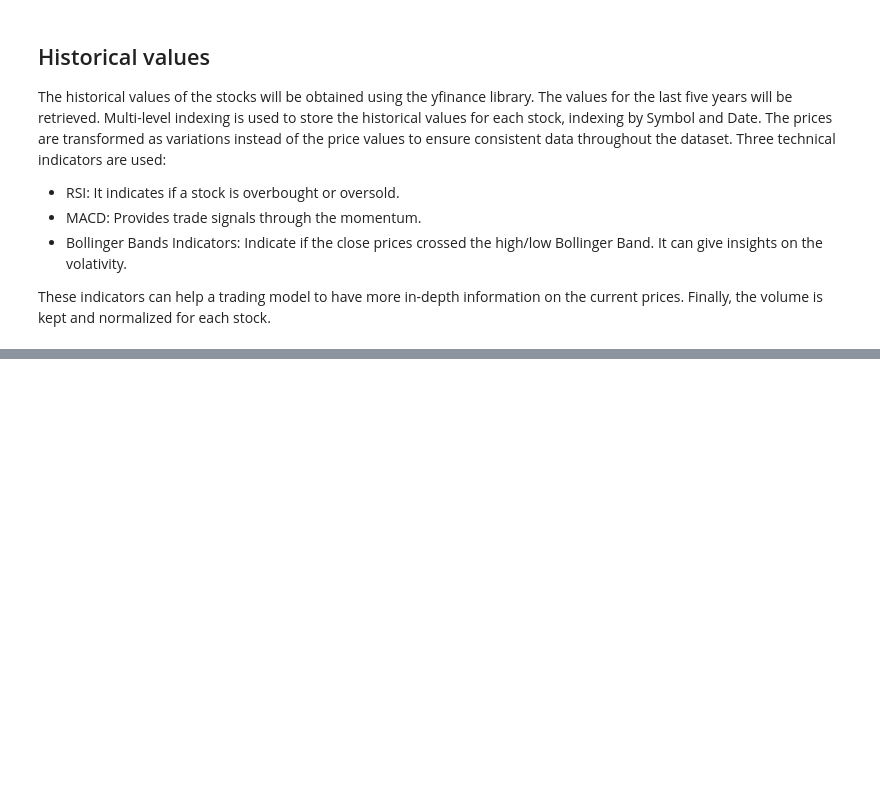
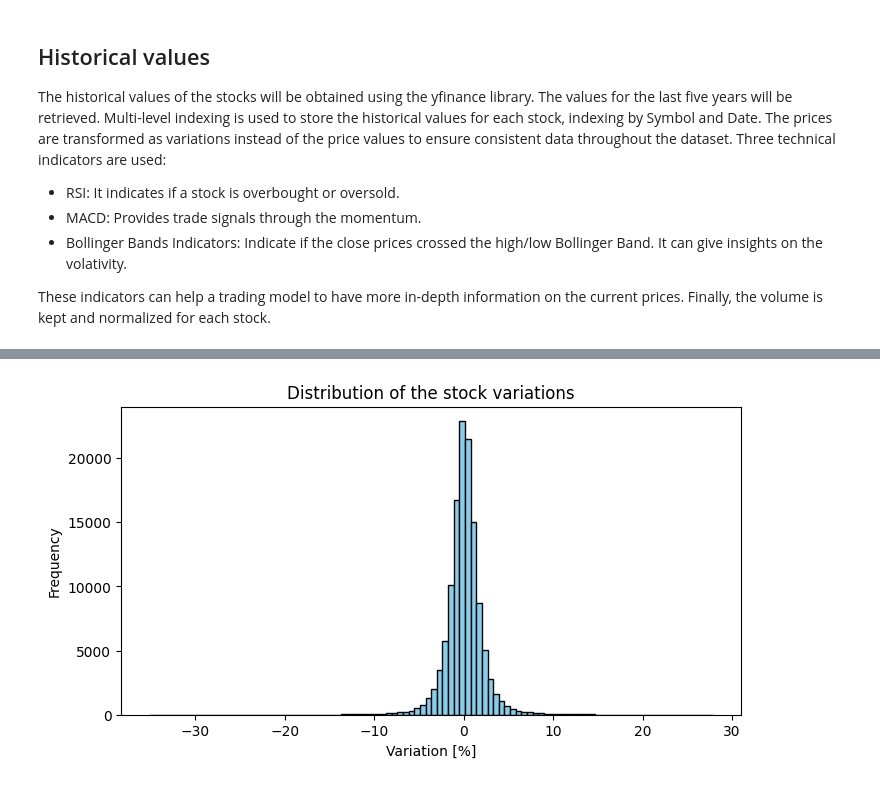
Before and after one commit to timothewt/SP100AnalysisWithGNNs, a Jupyter notebook: notebooks/1-data_collection_and_preprocessing.ipynb, the cells around one changed output, grey strips where cells are left out. Cells and saved outputs as stored; diff of their text form; code cells hidden in the pictures; blank space fills up the shorter version.

```diff
--- a/notebooks/1-data_collection_and_preprocessing.ipynb
+++ b/notebooks/1-data_collection_and_preprocessing.ipynb
@@ -107,3 +107,13 @@ values.head(n=10)
+# %%
+plt.figure(figsize=(8, 4))
+
+plt.hist(values["Variation"], bins=100, color="skyblue", edgecolor="black")
+plt.title("Distribution of the stock variations")
+plt.xlabel("Variation [%]")
+plt.ylabel("Frequency")
+plt.show()
+# %% [output]
+[figure, added]
 # %%
 plt.figure(figsize=(10, 5))
 
```
Also changed, not shown: parts of 4 cells of this notebook, 9 other files.
